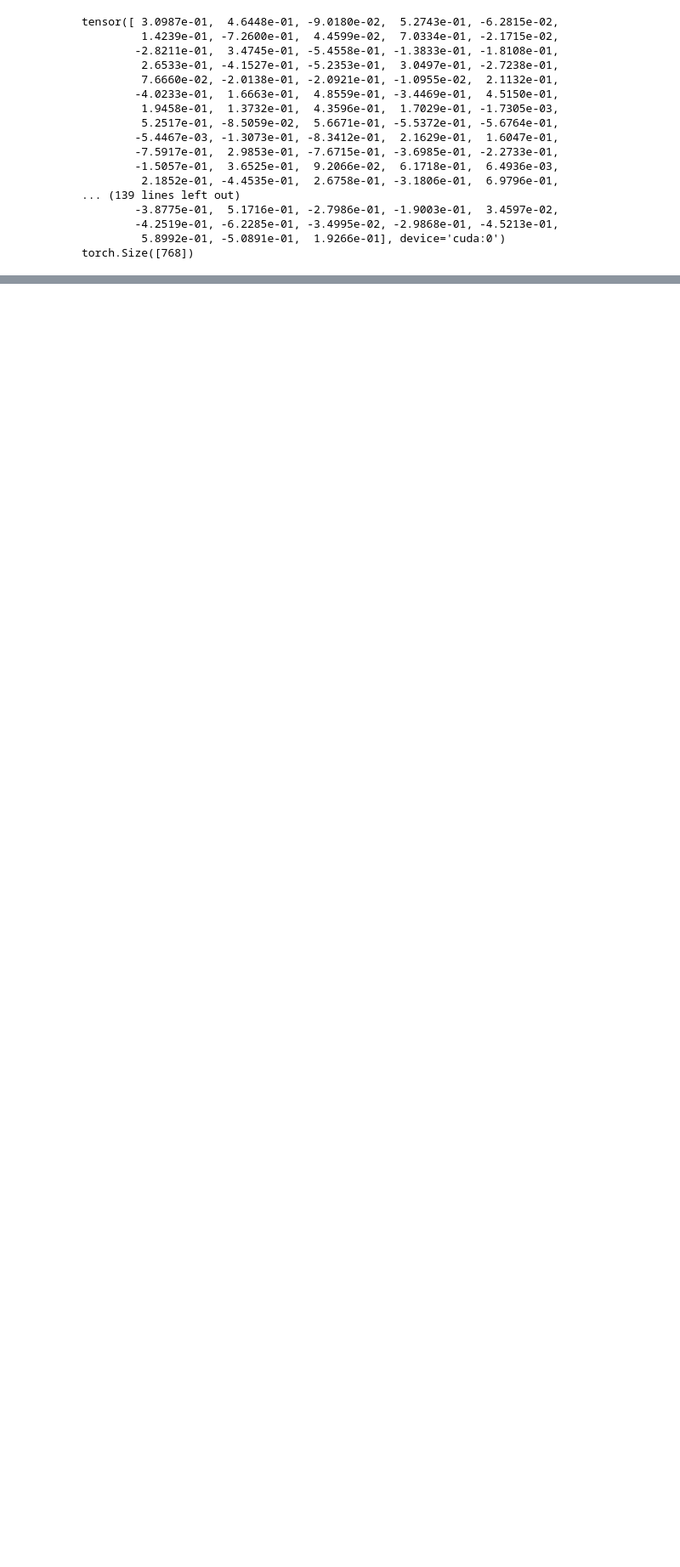
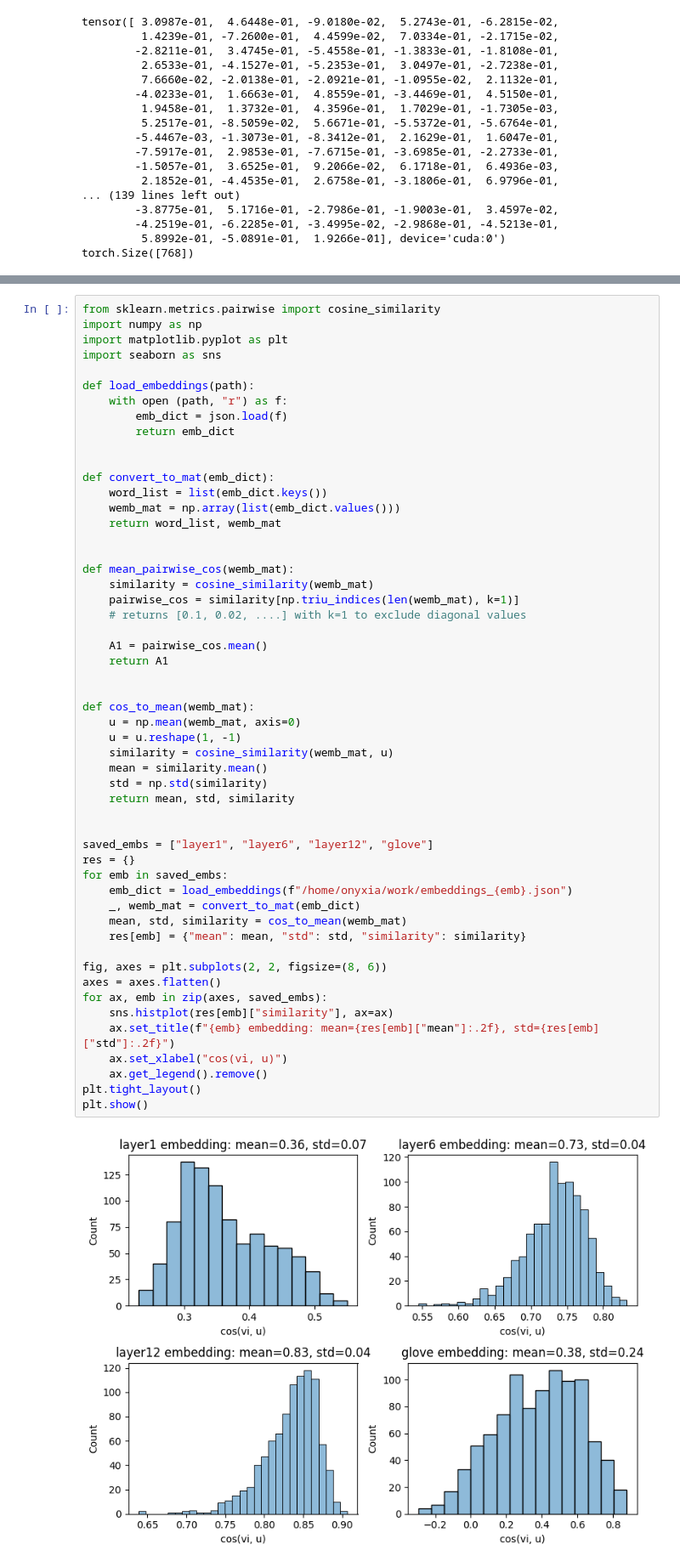
Before and after one commit to axmeu/Theory_practice_LLM, a Jupyter notebook: LLM2/notebook.ipynb, the cells around one changed output, grey strips where cells are left out. Shown at 85% size. Cells and saved outputs as stored; diff of their text form; blank space fills up the shorter version.

Commit message:
Add cos metrics and plot

```diff
--- a/LLM2/notebook.ipynb
+++ b/LLM2/notebook.ipynb
@@ -318,0 +315,55 @@ BERT layer 1: [1.060009479522705, 0.5107975006103516, -0.4231123924255371, 0.957
+# %%
+from sklearn.metrics.pairwise import cosine_similarity
+import numpy as np
+import matplotlib.pyplot as plt
+import seaborn as sns
+
+def load_embeddings(path):
+    with open (path, "r") as f:
+        emb_dict = json.load(f)
+        return emb_dict
+
+
+def convert_to_mat(emb_dict):
+    word_list = list(emb_dict.keys())
+    wemb_mat = np.array(list(emb_dict.values()))
+    return word_list, wemb_mat
+
+
+def mean_pairwise_cos(wemb_mat):
+    similarity = cosine_similarity(wemb_mat)
+    pairwise_cos = similarity[np.triu_indices(len(wemb_mat), k=1)]
+    # returns [0.1, 0.02, ....] with k=1 to exclude diagonal values
+
+    A1 = pairwise_cos.mean()
+    return A1
+
+
+def cos_to_mean(wemb_mat):
+    u = np.mean(wemb_mat, axis=0)
+    u = u.reshape(1, -1)
+    similarity = cosine_similarity(wemb_mat, u)
+    mean = similarity.mean()
+    std = np.std(similarity)
+    return mean, std, similarity
+
+
+saved_embs = ["layer1", "layer6", "layer12", "glove"]
+res = {}
+for emb in saved_embs:
+    emb_dict = load_embeddings(f"/home/onyxia/work/embeddings_{emb}.json")
+    _, wemb_mat = convert_to_mat(emb_dict)
+    mean, std, similarity = cos_to_mean(wemb_mat)
+    res[emb] = {"mean": mean, "std": std, "similarity": similarity}
+
+fig, axes = plt.subplots(2, 2, figsize=(8, 6))
+axes = axes.flatten()
+for ax, emb in zip(axes, saved_embs):
+    sns.histplot(res[emb]["similarity"], ax=ax)
+    ax.set_title(f"{emb} embedding: mean={res[emb]["mean"]:.2f}, std={res[emb]["std"]:.2f}")
+    ax.set_xlabel("cos(vi, u)")
+    ax.get_legend().remove()
+plt.tight_layout()
+plt.show()
+# %% [output]
+[figure, added]
```
Also changed, not shown: parts of 3 cells of this notebook.
